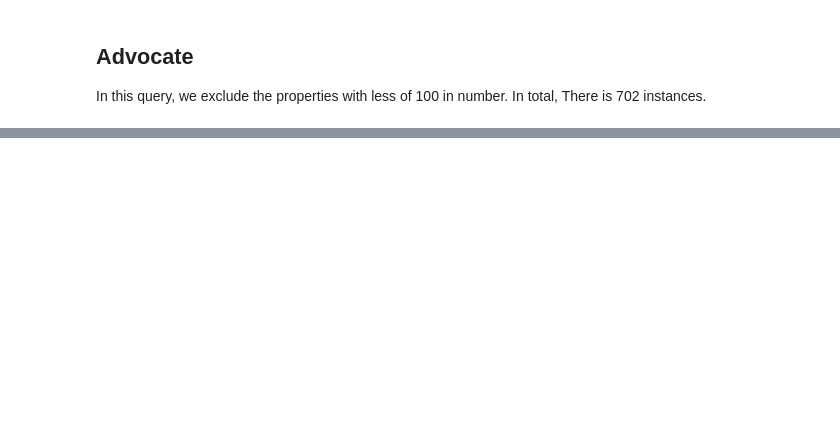
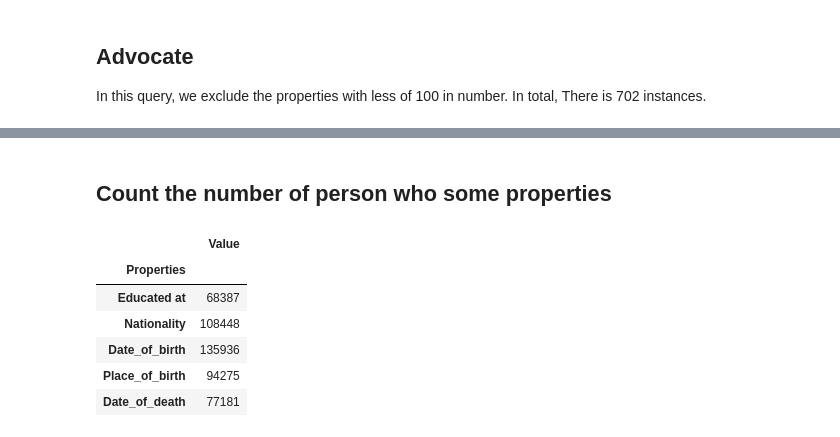
Before and after one commit to Semantic-Data-for-Humanities/Economists_Jurists, a Jupyter notebook: Notebooks/Merge/Sounding_Wikidata.ipynb, the cells around one changed output, grey strips where cells are left out. Cells and saved outputs as stored; diff of their text form; code cells hidden in the pictures; blank space fills up the shorter version.

```diff
--- a/Notebooks/Merge/Sounding_Wikidata.ipynb
+++ b/Notebooks/Merge/Sounding_Wikidata.ipynb
@@ -700,0 +1882,14 @@ In total, There is 29 instances.
+# %% [markdown]
+## Count the number of person who some properties
+# %%
+# Chargement dans un dataframe Pandas
+df = pd.read_csv('Count_properties.csv', index_col=0, sep="|")
+df.head()
+# %% [output]
+|  | Value |
+| Properties |  |
+| Educated at | 68387 |
+| Nationality | 108448 |
+| Date_of_birth | 135936 |
+| Place_of_birth | 94275 |
+| Date_of_death | 77181 |
```
Also changed, not shown: parts of 28 cells of this notebook, 2 other files.
